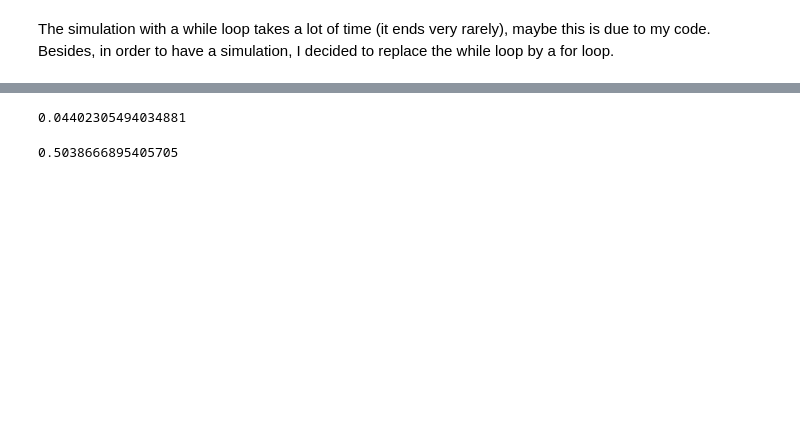
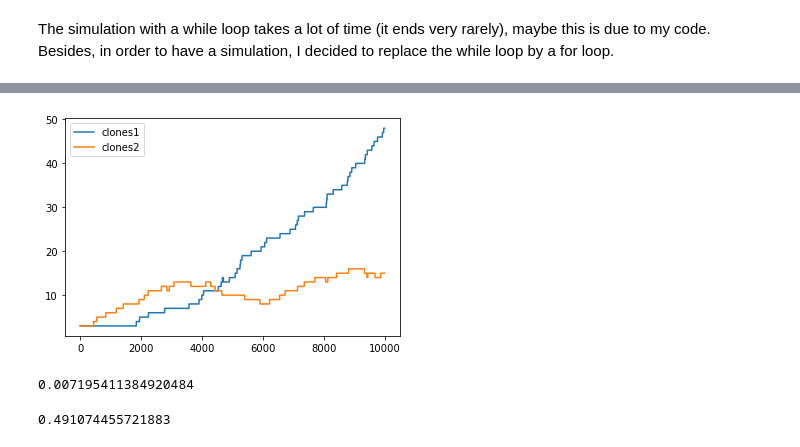
Before and after one commit to neonicoo/tumor-evolution-modeling, a Jupyter notebook: biological-network-mini-project.ipynb, the cells around one changed output, grey strips where cells are left out. Drawn from its saved outputs; the diff is of its cells as text; code cells hidden in the pictures; blank space fills up the shorter version.

```diff
--- a/biological-network-mini-project.ipynb
+++ b/biological-network-mini-project.ipynb
@@ -193,12 +207,19 @@ plt.show()
+# %%
+plt.plot(range(10000), simulation1[3], label = "clones1")
+plt.plot(range(10000), simulation2[3], label = "clones2")
+plt.legend()
+plt.show()
+# %% [output]
+[figure, added]
 # %%
 def shannon_diversity (N, n):
     p = n/N
     return (- p *  math.log(p, 2)) #napierian logarithm
 # %%
-shannon_diversity (1000, simulation1[2]) #without treatment
+shannon_diversity (1000, simulation1[2][-1]) #without treatment
 # %% [output]
-0.04402305494034881
+0.007195411384920484
 # %%
-shannon_diversity (1000, simulation2[2]) #with treatment
+shannon_diversity (1000, simulation2[2][-1]) #with treatment
 # %% [output]
-0.5038666895405705
+0.491074455721883
```
Also changed, not shown: parts of 6 cells of this notebook.
